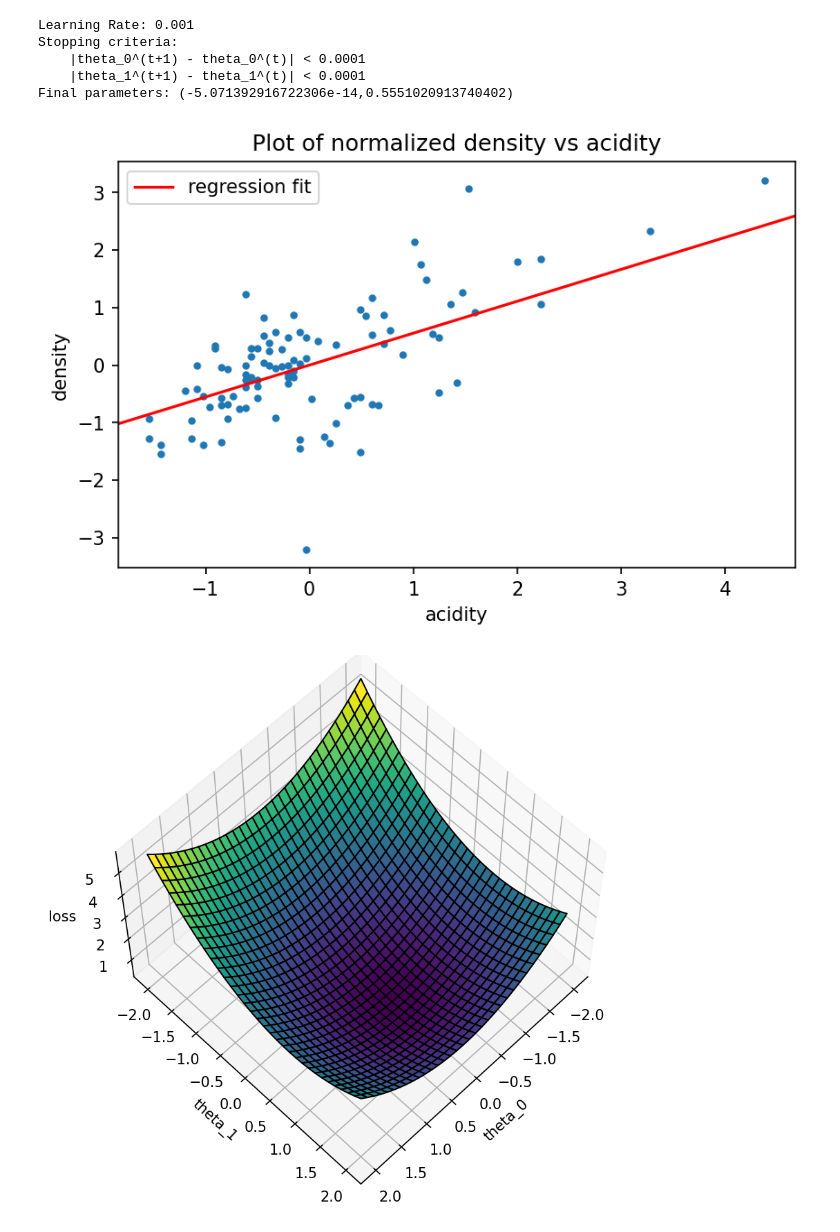
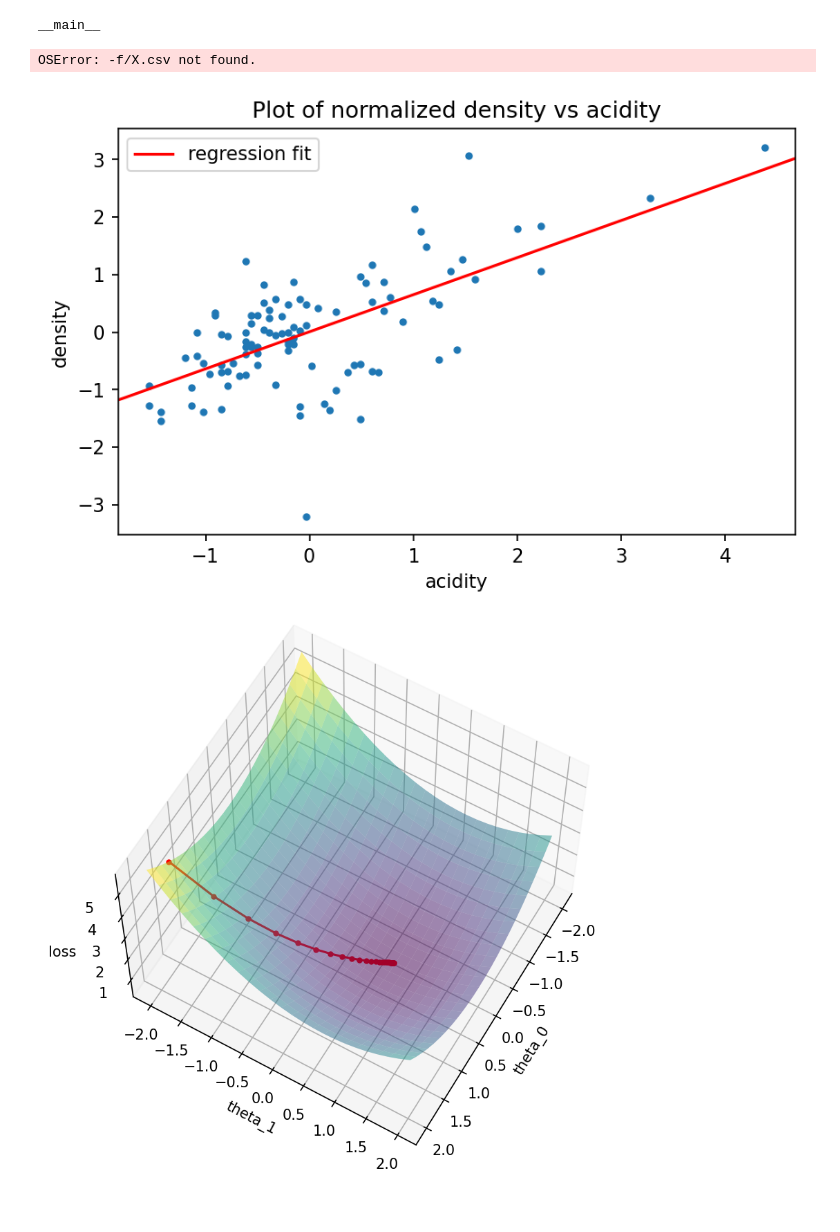
Before and after one commit to Aniruddha-Deb/COL774, a Jupyter notebook: assignment1/Q1/lin_regression.ipynb, the cells around one changed output. Drawn from its saved outputs; the diff is of its cells as text; code cells hidden in the pictures.

```diff
--- a/assignment1/Q1/lin_regression.ipynb
+++ b/assignment1/Q1/lin_regression.ipynb
@@ -70,24 +91,35 @@ def plot_data(x, y, theta_0, theta_1, save_file_name=None):
 # part (c)
 #########################################
 
-def plot_mesh(x, y, theta_0, theta_1, save_file_name=None):
+def generate_loss_space(X,Y,t0_range,t1_range,t0_num,t1_num):
+    t0_space = np.linspace(t0_range[0],t0_range[1],t0_num)
+    t1_space = np.linspace(t1_range[0],t1_range[1],t1_num)
+    t_meshgrid = np.meshgrid(t0_space, t1_space)
+    t_space  = np.stack(t_meshgrid, axis=2).reshape((t0_num,t1_num,2,1))
 
-    theta_0_space = np.linspace(-2,2,65)
-    theta_1_space = np.linspace(-2,2,65)
-    theta_space   = np.meshgrid(theta_0_space, theta_1_space)
+    vector_loss = np.vectorize(J, signature='(m,2),(m,1),(2,1)->()')
+    loss_space = vector_loss(X, Y, t_space)
 
-    vector_loss = np.vectorize(J, signature='(m),(m),(),()->()')
-    loss_space = vector_loss(x, y, theta_space[0], theta_space[1])
+    return (t_meshgrid[0], t_meshgrid[1], loss_space)
+
+def plot_mesh(X, Y, descent_path, elev=60, azim=45, save_file_name=None, alpha=0.5):
+
+    vector_loss = np.vectorize(J, signature='(m,2),(m,1),(2,1)->()')
+    (t0_space, t1_space, loss_space) = generate_loss_space(X,Y,(-2,2),(-2,2),25,25)
 
     fig = plt.figure(figsize=(5,5), dpi=150)
     ax = fig.add_axes([0,0,1,1], projection='3d')
-    ax.view_init(elev=60, azim=45)
-    surf = ax.plot_surface(theta_space[0], theta_space[1], loss_space, cmap='viridis', edgecolor='black')
+    ax.view_init(elev=elev, azim=azim)
+    surf = ax.plot_surface(t0_space, t1_space, loss_space, cmap='viridis', edgecolor=None, alpha=alpha)
     #surf.set_facecolor((0,0,0,0))
-    #ax.contour3D(theta_space[0], theta_space[1], loss_space, 50, cmap='binary')
     ax.set_xlabel('theta_0')
     ax.set_ylabel('theta_1')
     ax.set_zlabel('loss')
+
+    desc_x, desc_y = np.stack(descent_path,axis=0).reshape((len(descent_path),2)).T
+    desc_vals = vector_loss(X,Y,np.array(descent_path))
+
+    ax.plot(desc_x, desc_y, desc_vals, marker='.',color='r')
 
     if (save_file_name):
         fig.savefig(f'plots/{save_file_name}.png', bbox_inches = 'tight')
@@ -128,24 +154,39 @@ def plot_contour(x, y, theta_0, theta_1, save_file_name=None):
+# %%
+if __name__ == "__main__":
+    if len(sys.argv) < 3:
+        print("ERROR: this script requires a train and test directory. Exiting.")
+
+    input_dir, output_dir = sys.argv[1],sys.argv[2]
+    trainX = np.loadtxt(f"{input_dir}/X.csv")
+    trainY = np.loadtxt(f"{input_dir}/Y.csv")
+    testX = np.loadtxt(f"{input_dir}/X.csv")
+
+    regressor = NormalizedLinearRegressor()
+    regressor.fit(trainX,trainY)
+    preds = regressor.predict(testX)
+    print(preds.shape)
+    np.savetxt("result_1.txt",preds)
+# %% [output]
+__main__
+OSError: -f/X.csv not found.
 # %%
 # [StopConvert]
 # %%
-trainX = np.loadtxt('../data/q1/linearX.csv')
-trainY = np.loadtxt('../data/q1/linearY.csv')
+trainX = np.loadtxt('../data/q1/X.csv')
+trainY = np.loadtxt('../data/q1/Y.csv')
 normX = normalize(trainX)
 normY = normalize(trainY)
+
+X = np.column_stack([np.full(len(normX),1),normX])
+Y = normY.reshape(-1,1)
 # %%
-thetas = gradient_descent(normX, normY, 0, 0)
+thetas = gradient_descent(X, Y, np.array([[1.5],[-2]]))
-# %% [output]
-Learning Rate: 0.001
-Stopping criteria:
-    |theta_0^(t+1) - theta_0^(t)| < 0.0001
-    |theta_1^(t+1) - theta_1^(t)| < 0.0001
-Final parameters: (-5.071392916722306e-14,0.5551020913740402)
 # %%
-plot_data(normX,normY,thetas[0][-1],thetas[1][-1],save_file_name='b_data_plot')
+plot_data(X,Y,thetas[-1],save_file_name="b_plot")
 # %% [output]
-[figure, old version]
+[figure, new version]
 # %%
-plot_mesh(normX,normY,thetas[0][-1],thetas[1][-1],save_file_name='c_mesh_plot')
+plot_mesh(X,Y,thetas[::20],elev=60,azim=30,alpha=0.5,save_file_name="c_mesh")
 # %% [output]
-[figure, old version]
+[figure, new version]
 # %%
```
Also changed, not shown: parts of 9 cells of this notebook, 13 other files.
